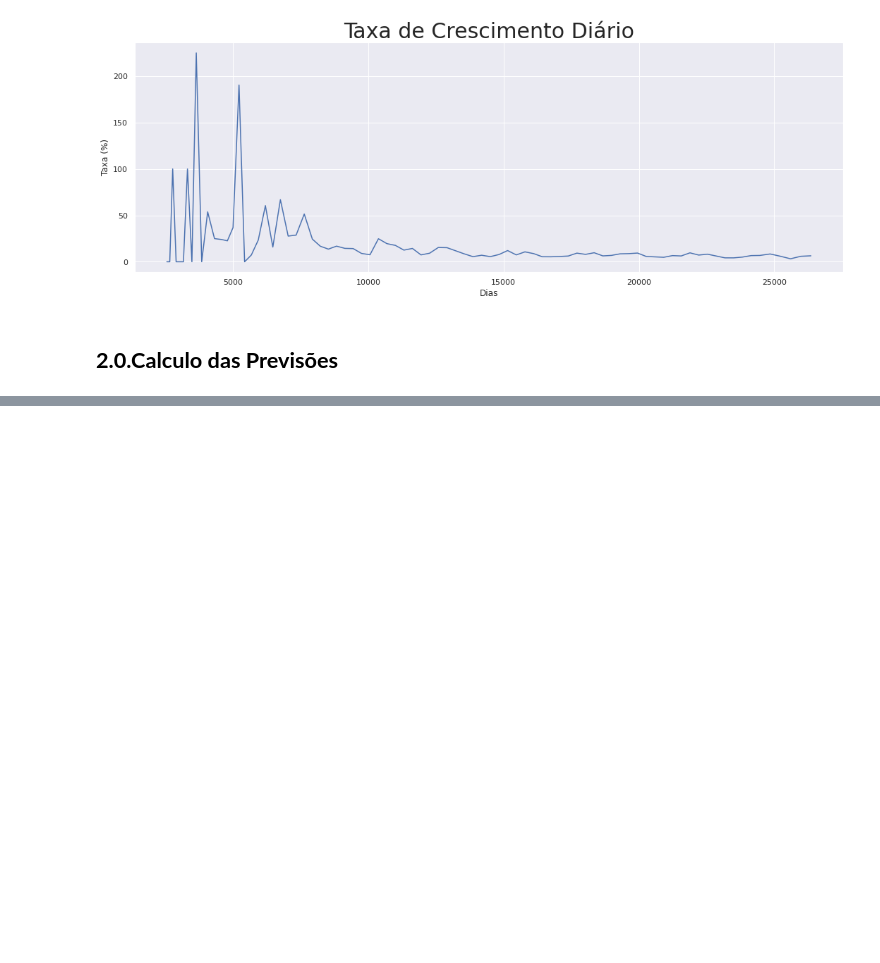
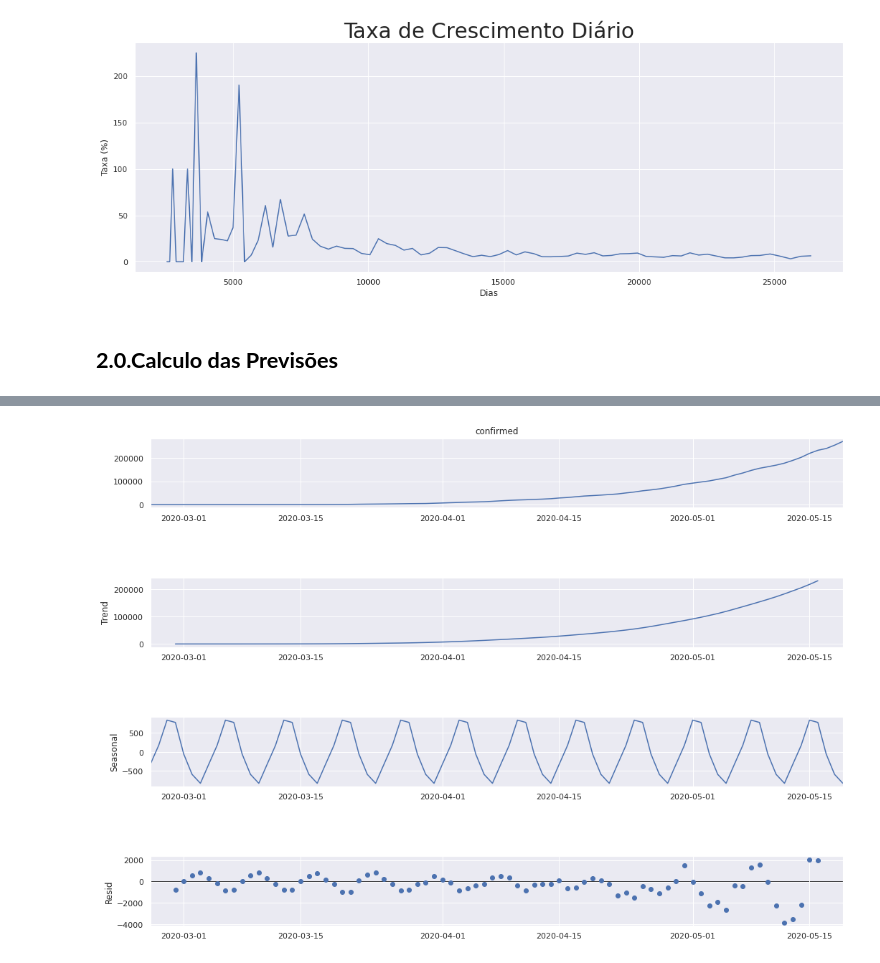
Before and after one commit to j2evaldo/covid_dio, a Jupyter notebook: covid.ipynb, the cells around one changed output, grey strips where cells are left out. Cells and saved outputs as stored; diff of their text form; code cells hidden in the pictures; blank space fills up the shorter version.

```diff
--- a/covid.ipynb
+++ b/covid.ipynb
@@ -309,3 +322,6 @@ plt.plot(taxaCrecimentoDiario(dfBrasil, 'confirmed'));
 [figure]
 # %% [markdown]
 ## **2.0.Calculo das Previsões**
+# %%
+temp = dfBrasil.copy()
+temp.head()
@@ -311,0 +335,8 @@ plt.plot(taxaCrecimentoDiario(dfBrasil, 'confirmed'));
+# %%
+temp.index = temp['observationdate']
+# %%
+decomposicao = seasonal_decompose(temp['confirmed'])
+fig = decomposicao.plot()
+fig.set_size_inches(18,12)
+# %% [output]
+[figure, added]
```
Also changed, not shown: parts of 9 cells of this notebook.
